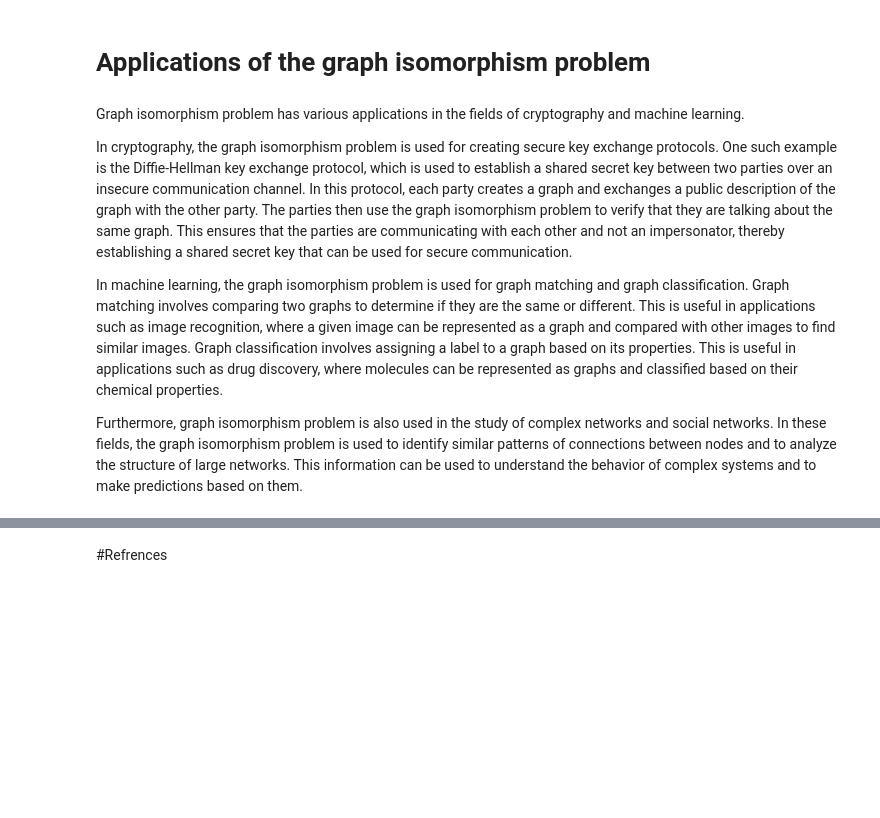
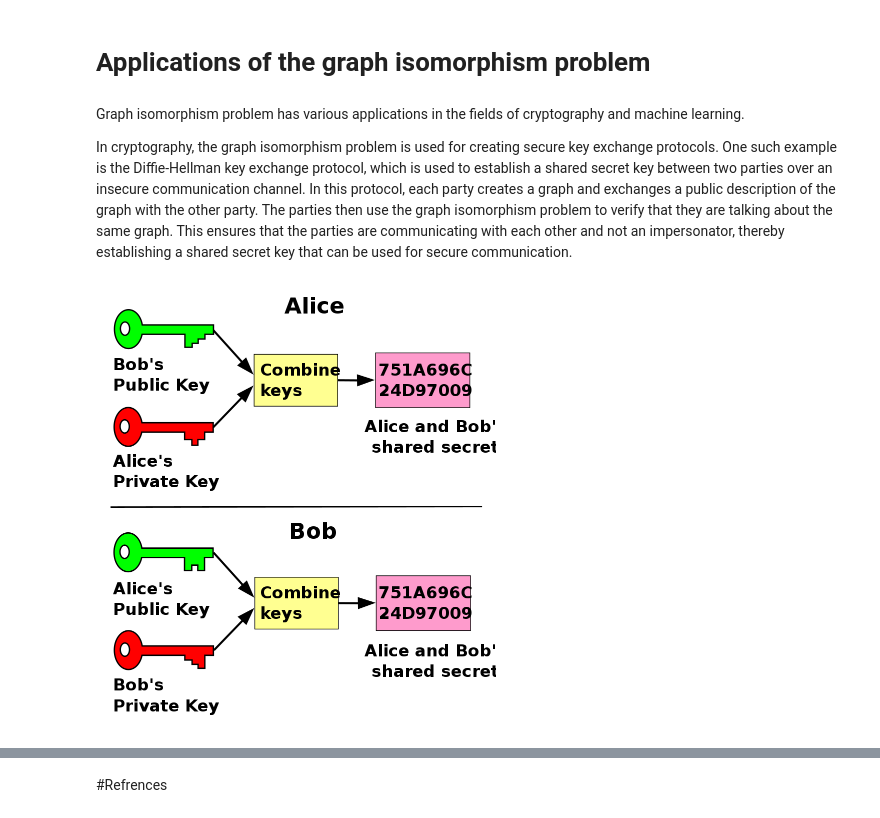
Before and after one commit to FionnMacSweeney/graph-theory-project, a Jupyter notebook: graph_isomorphism.ipynb, the cells around one changed output, grey strips where cells are left out. Drawn from its saved outputs; the diff is of its cells as text; code cells hidden in the pictures; blank space fills up the shorter version.

Commit message:
SecureKeyExchange

```diff
--- a/graph_isomorphism.ipynb
+++ b/graph_isomorphism.ipynb
@@ -170,7 +170,8 @@ plt.show()
 Graph isomorphism problem has various applications in the fields of cryptography and machine learning.
 
 In cryptography, the graph isomorphism problem is used for creating secure key exchange protocols. One such example is the Diffie-Hellman key exchange protocol, which is used to establish a shared secret key between two parties over an insecure communication channel. In this protocol, each party creates a graph and exchanges a public description of the graph with the other party. The parties then use the graph isomorphism problem to verify that they are talking about the same graph. This ensures that the parties are communicating with each other and not an impersonator, thereby establishing a shared secret key that can be used for secure communication.
-
-In machine learning, the graph isomorphism problem is used for graph matching and graph classification. Graph matching involves comparing two graphs to determine if they are the same or different. This is useful in applications such as image recognition, where a given image can be represented as a graph and compared with other images to find similar images. Graph classification involves assigning a label to a graph based on its properties. This is useful in applications such as drug discovery, where molecules can be represented as graphs and classified based on their chemical properties.
-
-Furthermore, graph isomorphism problem is also used in the study of complex networks and social networks. In these fields, the graph isomorphism problem is used to identify similar patterns of connections between nodes and to analyze the structure of large networks. This information can be used to understand the behavior of complex systems and to make predictions based on them.
+# %%
+from IPython.display import Image
+Image(filename='SecureKeyExchange.png', width=400)
+# %% [output]
+[figure, added]
```
Also changed, not shown: parts of 4 cells of this notebook, 1 other file.
